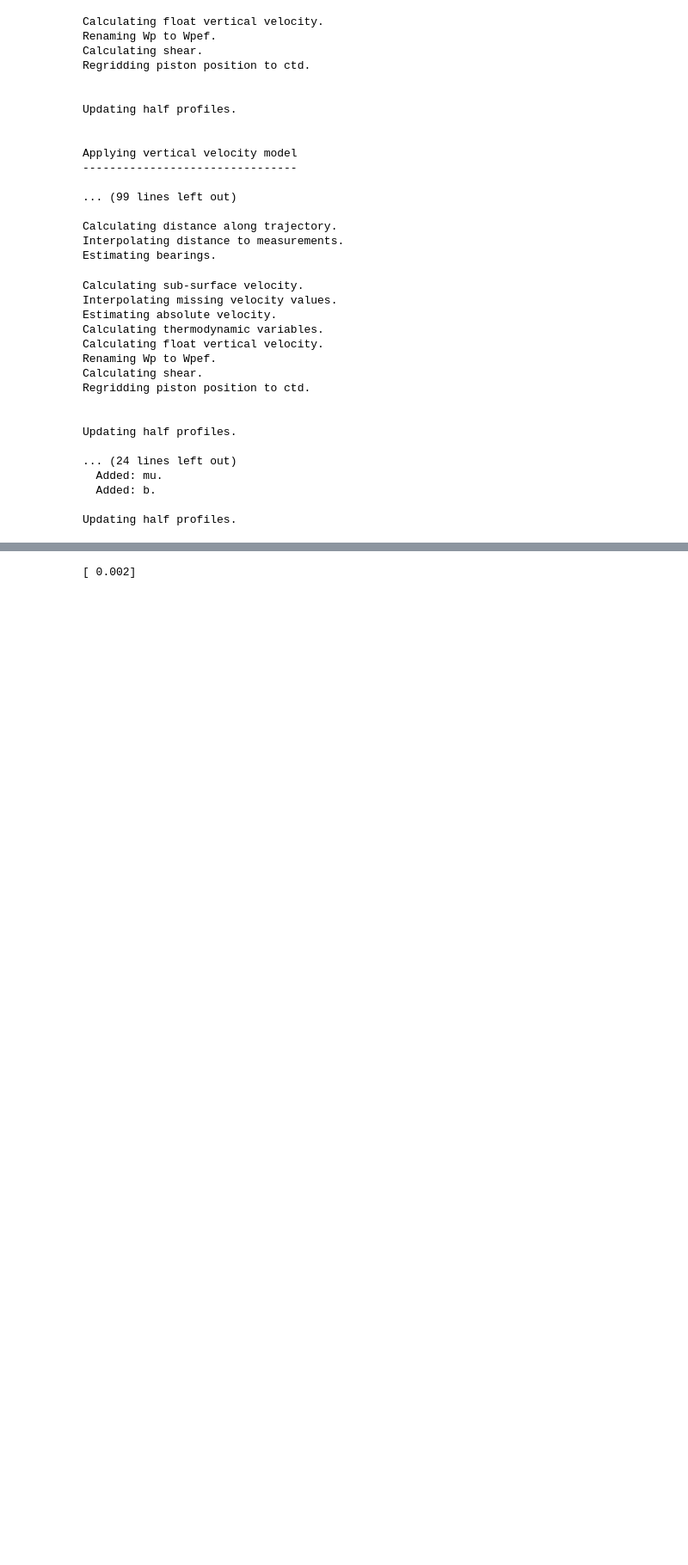
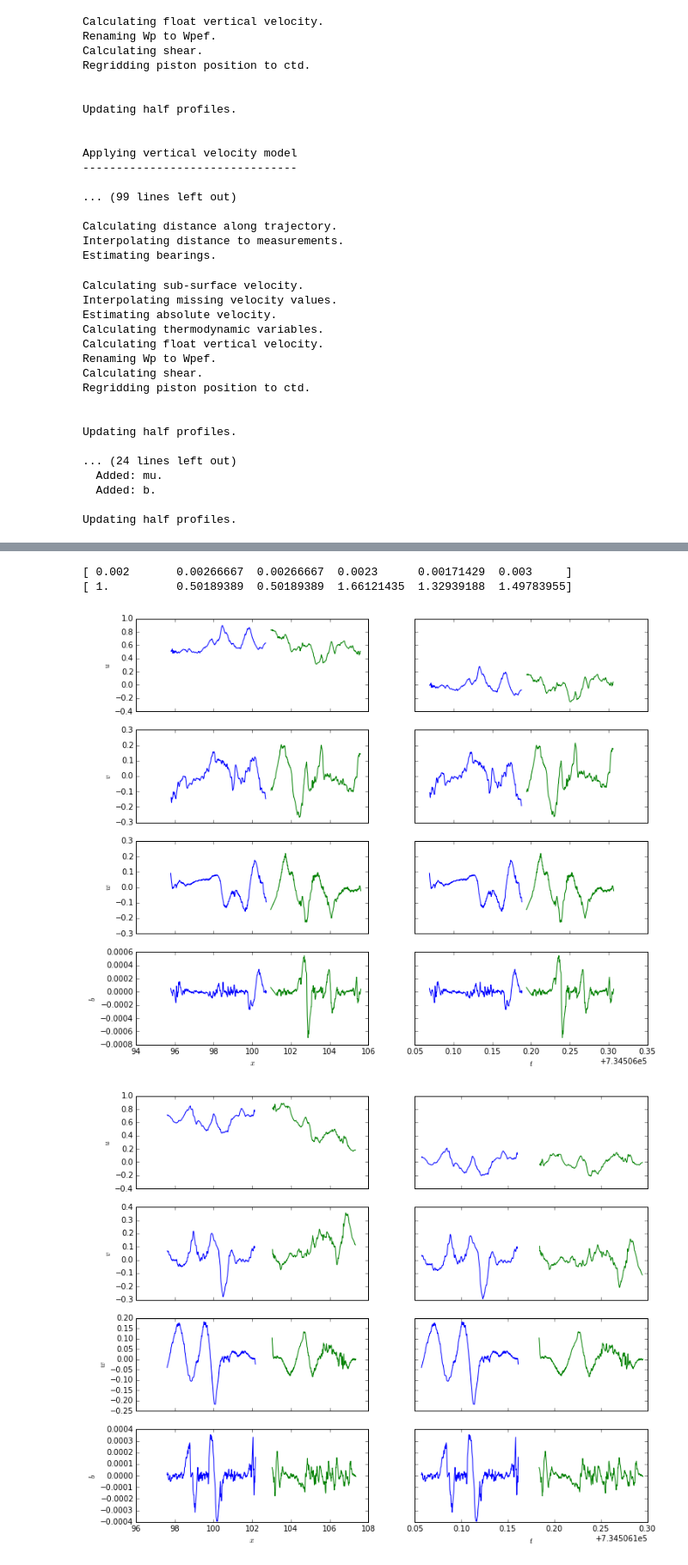
Before and after one commit to jessecusack/DIMES_lee_wave_analysis, a Jupyter notebook: notebooks/polarisation_relations_analysis.ipynb, the cells around one changed output, grey strips where cells are left out. Shown at 86% size. Drawn from its saved outputs; the diff is of its cells as text; code cells hidden in the pictures; blank space fills up the shorter version.

```diff
--- a/notebooks/polarisation_relations_analysis.ipynb
+++ b/notebooks/polarisation_relations_analysis.ipynb
@@ -108,7 +109,9 @@ for Float, hpids in zip([E76, E77], [E76_hpids, E77_hpids]):
 # %%
-w_amp = np.array([-0.2])
-b_amp = np.array([4e-4])
-u_amp
+#                 G1    B1   G2   B1     B2     G1
+w_amp = np.array([-0.2, 0.2, 0.2, -0.23, -0.15, 0.15])
+b_amp = np.array([4e-4, 3e-4, 3e-4, 4e-4, 3.5e-4, 2e-4])
+u_amp = np.array([0.2, 0.2, 0.2, 0.15, 0.15, 0.1])
+v_amp = np.array([0.2, 0.1, 0.1, 0.25, 0.2, 0.15])
 N = 0.002
 f = 1.2e-4
 
@@ -117,6 +120,43 @@ om = np.abs(w_amp*N**2/b_amp)
 r = np.abs((1j*u_amp/v_amp*f + om)/(u_amp/v_amp*om - 1j*f))
 
 print(om)
-print
+print(r)
 # %% [output]
-[ 0.002]
+[ 0.002       0.00266667  0.00266667  0.0023      0.00171429  0.003     ]
+[ 1.          0.50189389  0.50189389  1.66121435  1.32939188  1.49783955]
+# %%
+E76_hpids = np.array([31, 32])
+E77_hpids = np.array([26, 27])
+
+for Float, hpids in zip([E76, E77], [E76_hpids, E77_hpids]):
+    __, idxs = Float.get_profiles(hpids, ret_idxs=True)
+
+    t = Float.UTC[:, idxs]
+    tef = Float.UTCef[:, idxs]
+    x = Float.dist_ctd[:, idxs]
+    xef = Float.dist_ef[:, idxs]
+    u = Float.U_abs[:, idxs]
+    v = Float.V_abs[:, idxs]
+    w = Float.Ww[:, idxs]
+    b = Float.b[:, idxs]
+
+    fig, axs = plt.subplots(4, 2, sharex='col', sharey='row', figsize=(12,10))
+    axs[-1, 0].set_xlabel('$x$')
+    axs[-1, 1].set_xlabel('$t$')
+
+    axs[0, 0].plot(xef, u) #utils.nan_detrend(xef, u))
+    axs[0, 0].set_ylabel('$u$')
+    axs[1, 0].plot(xef, v) #utils.nan_detrend(xef, v))
+    axs[1, 0].set_ylabel('$v$')
+    axs[2, 0].plot(x, w)
+    axs[2, 0].set_ylabel('$w$')
+    axs[3, 0].plot(x, b)
+    axs[3, 0].set_ylabel('$b$')
+
+    axs[0, 1].plot(tef, utils.nan_detrend(tef, u))
+    axs[1, 1].plot(tef, utils.nan_detrend(tef, v))
+    axs[2, 1].plot(t, w)
+    axs[3, 1].plot(t, b)
+# %% [output]
+[figure, added]
+[figure, added]
```
Also changed, not shown: parts of 3 cells of this notebook.
